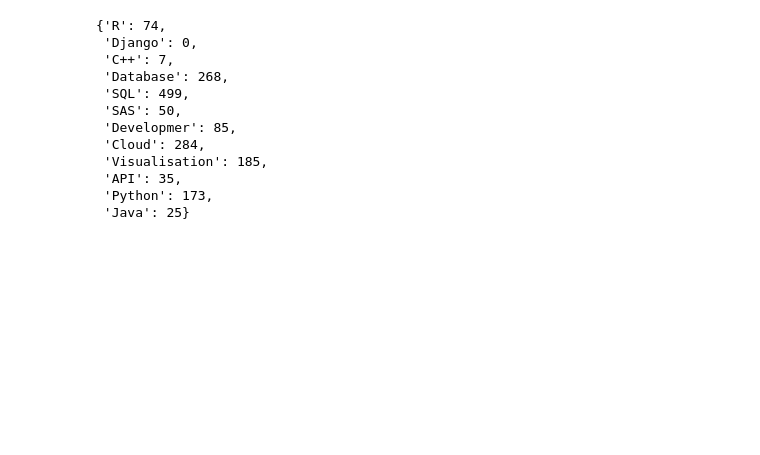
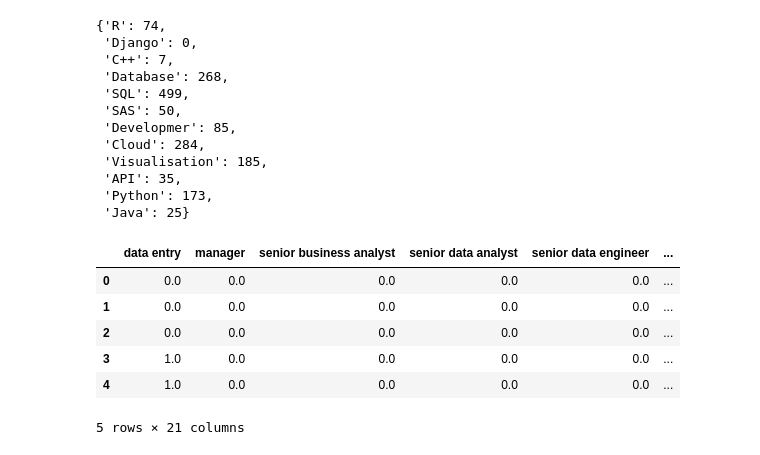
Before and after one commit to nanxu82/pythonproject, a Jupyter notebook: git_proj.ipynb, the cells around one changed output. Cells and saved outputs as stored; diff of their text form; code cells hidden in the pictures; blank space fills up the shorter version.

```diff
--- a/git_proj.ipynb
+++ b/git_proj.ipynb
@@ -136,0 +124,14 @@ job_title_senior.drop(['analyst','analytics','business','data','engineer','entry
+# %%
+#fitting count vectorizer to job title
+cvec.fit(AU_jobs["job_title"])
+#transforming job_title data into job_train
+job_title = pd.DataFrame(cvec.transform(AU_jobs["job_title"]).todense(),
+                       columns=cvec.get_feature_names())
+job_title['senior business analyst'] = 0
+job_title['senior data analyst'] = 0
+job_title['senior data engineer'] = 0
+job_title['business analyst tidy'] = 0
+job_title['data analyst tidy'] = 0
+job_title['data engineer tidy'] = 0
+
+job_title_senior = job_title.apply(jobtitlefunc, axis=1)
@@ -136,0 +140,3 @@ job_title_senior.drop(['analyst','analytics','business','data','engineer','entry
+# %%
+job_title_senior.drop(['analyst','analytics','business','data','engineer','entry', 'senior','data analyst','business analyst','data engineer'], axis=1, inplace =True)
+job_title_senior.rename({'data analyst tidy':'data analyst','business analyst tidy':'business analyst','data engineer tidy':'data engineer'}, axis=1, inplace = True)
@@ -569,3 +605,15 @@ Total
  'API': 35,
  'Python': 173,
  'Java': 25}
+# %%
+skillset = AU_jobs_complete[['r_tag','django_tag','c++_tag','database_tag','sql_tag','sas_tag','developer_tag','cloud_tag','visualisation_tag','api_tag','python_tag','java_tag']]
+skillset = pd.concat([job_title_senior,skillset,above_med_sal], axis =1)
+skillset.head()
+# %% [output]
+|  | data entry | manager | senior business analyst | senior data analyst | senior data engineer | ... |
+| 0 | 0.0 | 0.0 | 0.0 | 0.0 | 0.0 | ... |
+| 1 | 0.0 | 0.0 | 0.0 | 0.0 | 0.0 | ... |
+| 2 | 0.0 | 0.0 | 0.0 | 0.0 | 0.0 | ... |
+| 3 | 1.0 | 0.0 | 0.0 | 0.0 | 0.0 | ... |
+| 4 | 1.0 | 0.0 | 0.0 | 0.0 | 0.0 | ... |
+5 rows × 21 columns
```
Also changed, not shown: parts of 35 cells of this notebook, 1 other file.
